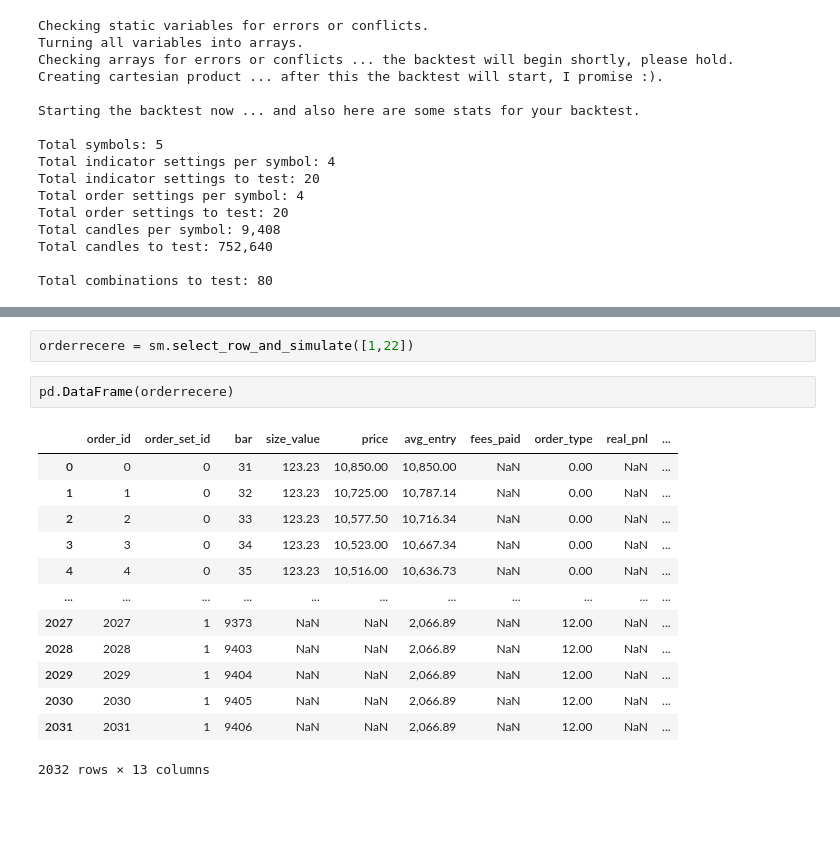
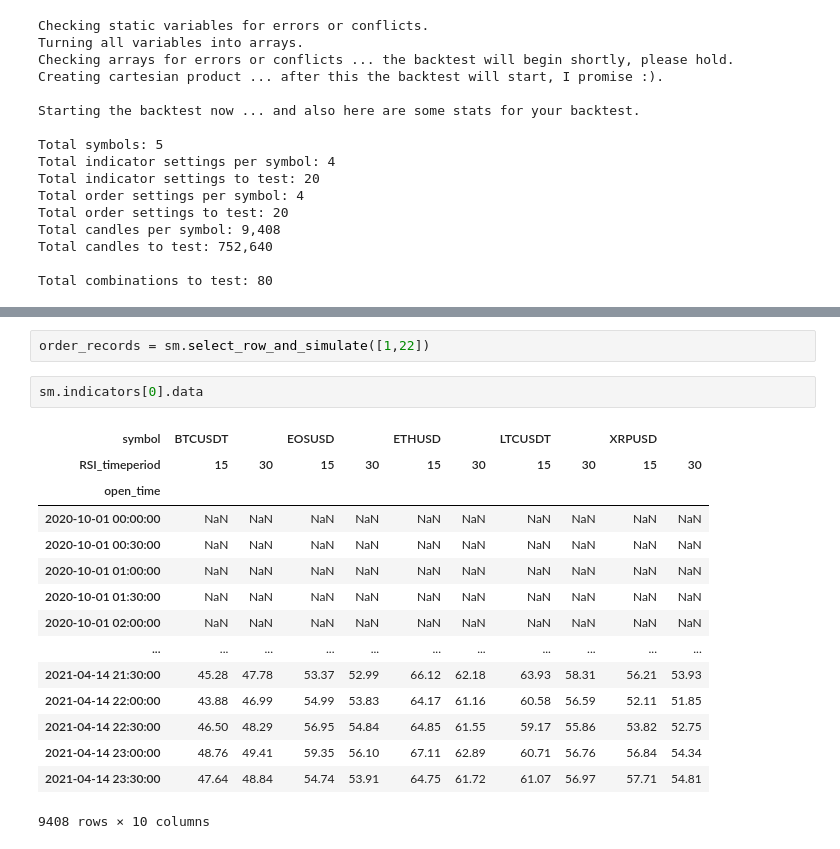
Before and after one commit to quantfreedom/QuantFreedom, a Jupyter notebook: levon_test/test_simulate_functionallity.ipynb, the cells around one changed output, grey strips where cells are left out. Cells and saved outputs as stored; diff of their text form; blank space fills up the shorter version.

```diff
--- a/levon_test/test_simulate_functionallity.ipynb
+++ b/levon_test/test_simulate_functionallity.ipynb
@@ -106,18 +120,20 @@ Total combinations to test: 80
 # %%
-orderrecere = sm.select_row_and_simulate([1,22])
+order_records = sm.select_row_and_simulate([1,22])
-# %%
-pd.DataFrame(orderrecere)
-# %% [output]
-|  | order_id | order_set_id | bar | size_value | price | avg_entry | fees_paid | order_type | real_pnl | ... |
-| 0 | 0 | 0 | 31 | 123.23 | 10,850.00 | 10,850.00 | NaN | 0.00 | NaN | ... |
-| 1 | 1 | 0 | 32 | 123.23 | 10,725.00 | 10,787.14 | NaN | 0.00 | NaN | ... |
-| 2 | 2 | 0 | 33 | 123.23 | 10,577.50 | 10,716.34 | NaN | 0.00 | NaN | ... |
-| 3 | 3 | 0 | 34 | 123.23 | 10,523.00 | 10,667.34 | NaN | 0.00 | NaN | ... |
-| 4 | 4 | 0 | 35 | 123.23 | 10,516.00 | 10,636.73 | NaN | 0.00 | NaN | ... |
-| ... | ... | ... | ... | ... | ... | ... | ... | ... | ... | ... |
-| 2027 | 2027 | 1 | 9373 | NaN | NaN | 2,066.89 | NaN | 12.00 | NaN | ... |
-| 2028 | 2028 | 1 | 9403 | NaN | NaN | 2,066.89 | NaN | 12.00 | NaN | ... |
-| 2029 | 2029 | 1 | 9404 | NaN | NaN | 2,066.89 | NaN | 12.00 | NaN | ... |
-| 2030 | 2030 | 1 | 9405 | NaN | NaN | 2,066.89 | NaN | 12.00 | NaN | ... |
-| 2031 | 2031 | 1 | 9406 | NaN | NaN | 2,066.89 | NaN | 12.00 | NaN | ... |
-2032 rows × 13 columns
+# %%
+sm.indicators[0].data
+# %% [output]
+| symbol | BTCUSDT |  | EOSUSD |  | ETHUSD |  | LTCUSDT |  | XRPUSD |  |
+| RSI_timeperiod | 15 | 30 | 15 | 30 | 15 | 30 | 15 | 30 | 15 | 30 |
+| open_time |  |  |  |  |  |  |  |  |  |  |
+| 2020-10-01 00:00:00 | NaN | NaN | NaN | NaN | NaN | NaN | NaN | NaN | NaN | NaN |
+| 2020-10-01 00:30:00 | NaN | NaN | NaN | NaN | NaN | NaN | NaN | NaN | NaN | NaN |
+| 2020-10-01 01:00:00 | NaN | NaN | NaN | NaN | NaN | NaN | NaN | NaN | NaN | NaN |
+| 2020-10-01 01:30:00 | NaN | NaN | NaN | NaN | NaN | NaN | NaN | NaN | NaN | NaN |
+| 2020-10-01 02:00:00 | NaN | NaN | NaN | NaN | NaN | NaN | NaN | NaN | NaN | NaN |
+| ... | ... | ... | ... | ... | ... | ... | ... | ... | ... | ... |
+| 2021-04-14 21:30:00 | 45.28 | 47.78 | 53.37 | 52.99 | 66.12 | 62.18 | 63.93 | 58.31 | 56.21 | 53.93 |
+| 2021-04-14 22:00:00 | 43.88 | 46.99 | 54.99 | 53.83 | 64.17 | 61.16 | 60.58 | 56.59 | 52.11 | 51.85 |
+| 2021-04-14 22:30:00 | 46.50 | 48.29 | 56.95 | 54.84 | 64.85 | 61.55 | 59.17 | 55.86 | 53.82 | 52.75 |
+| 2021-04-14 23:00:00 | 48.76 | 49.41 | 59.35 | 56.10 | 67.11 | 62.89 | 60.71 | 56.76 | 56.84 | 54.34 |
+| 2021-04-14 23:30:00 | 47.64 | 48.84 | 54.74 | 53.91 | 64.75 | 61.72 | 61.07 | 56.97 | 57.71 | 54.81 |
+9408 rows × 10 columns
```
Also changed, not shown: parts of 4 cells of this notebook.
